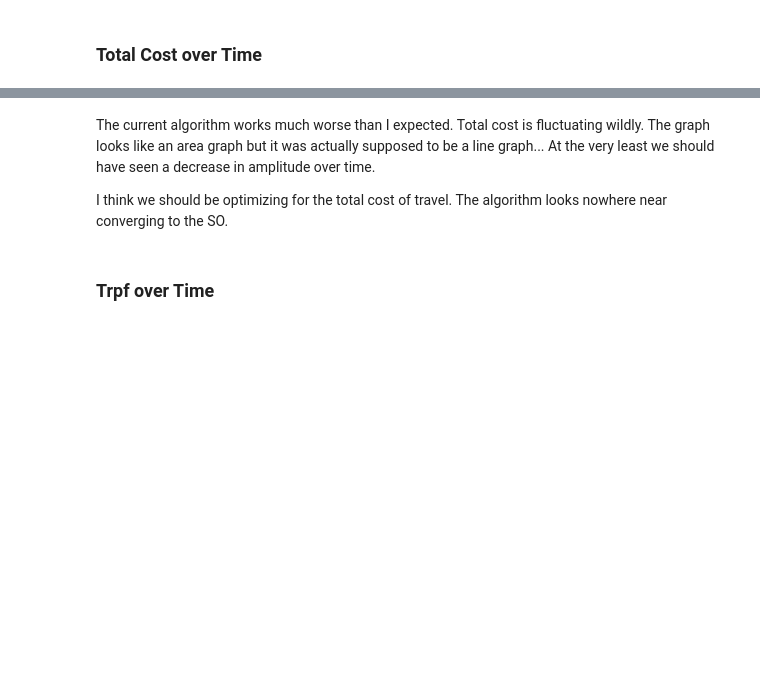
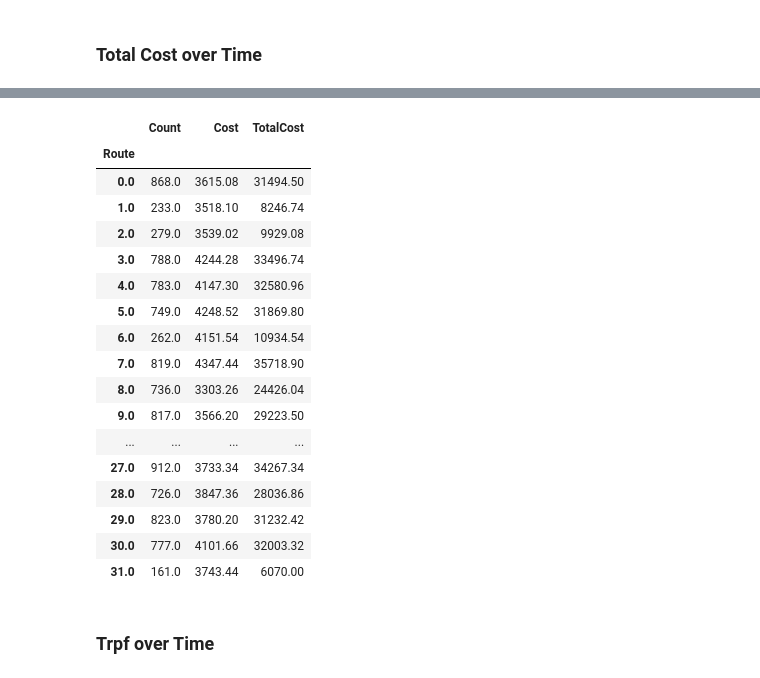
Before and after one commit to ksheng-/TrafficFlowSimulator, a Jupyter notebook: Simulator.ipynb, the cells around one changed output, grey strips where cells are left out. Drawn from its saved outputs; the diff is of its cells as text; code cells hidden in the pictures; blank space fills up the shorter version.

```diff
--- a/Simulator.ipynb
+++ b/Simulator.ipynb
@@ -162,7 +184,24 @@ chart.configure_cell(height=400, width=800)
-# %% [markdown]
-The current algorithm works much worse than I expected. Total cost is fluctuating wildly. The graph looks like an area graph but it was actually supposed to be a line graph... At the very least we should have seen a decrease in amplitude over time.
-
-I think we should be optimizing for the total cost of travel. The algorithm looks nowhere near converging to the SO.
+# %%
+data_by_routes.sum() # Total cost can get as low as 50
+# %% [output]
+|  | Count | Cost | TotalCost |
+| Route |  |  |  |
+| 0.0 | 868.0 | 3615.08 | 31494.50 |
+| 1.0 | 233.0 | 3518.10 | 8246.74 |
+| 2.0 | 279.0 | 3539.02 | 9929.08 |
+| 3.0 | 788.0 | 4244.28 | 33496.74 |
+| 4.0 | 783.0 | 4147.30 | 32580.96 |
+| 5.0 | 749.0 | 4248.52 | 31869.80 |
+| 6.0 | 262.0 | 4151.54 | 10934.54 |
+| 7.0 | 819.0 | 4347.44 | 35718.90 |
+| 8.0 | 736.0 | 3303.26 | 24426.04 |
+| 9.0 | 817.0 | 3566.20 | 29223.50 |
+| ... | ... | ... | ... |
+| 27.0 | 912.0 | 3733.34 | 34267.34 |
+| 28.0 | 726.0 | 3847.36 | 28036.86 |
+| 29.0 | 823.0 | 3780.20 | 31232.42 |
+| 30.0 | 777.0 | 4101.66 | 32003.32 |
+| 31.0 | 161.0 | 3743.44 | 6070.00 |
 # %% [markdown]
 ### Trpf over Time
 # %%
```
Also changed, not shown: parts of 11 cells of this notebook, 17 other files.
